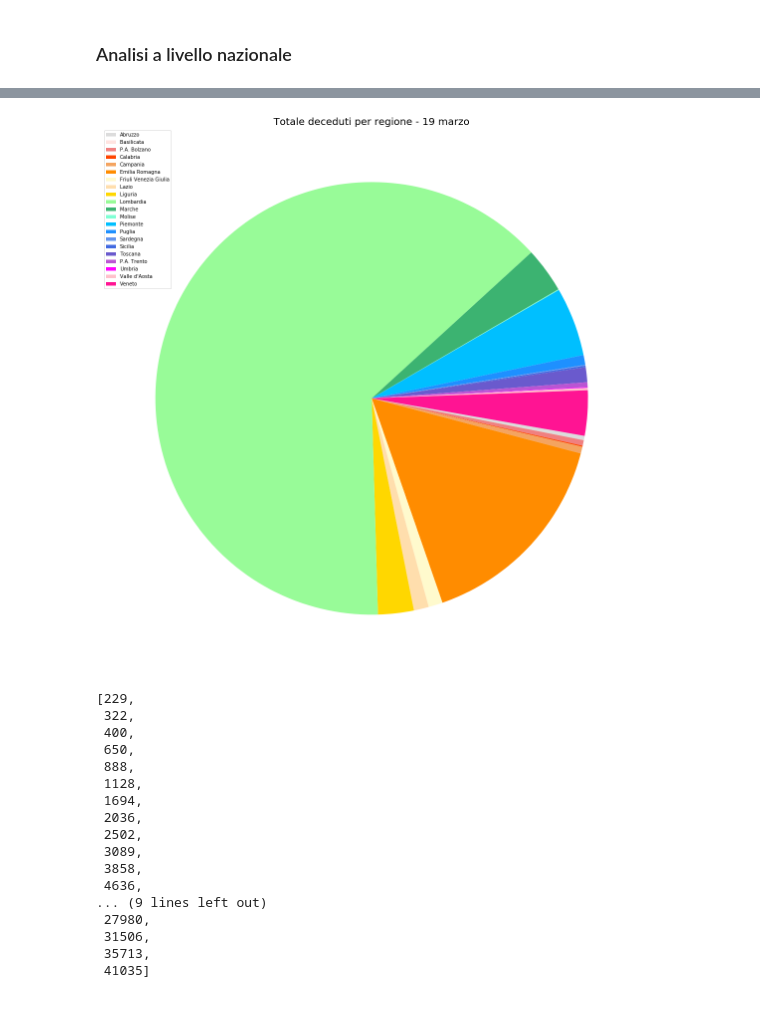
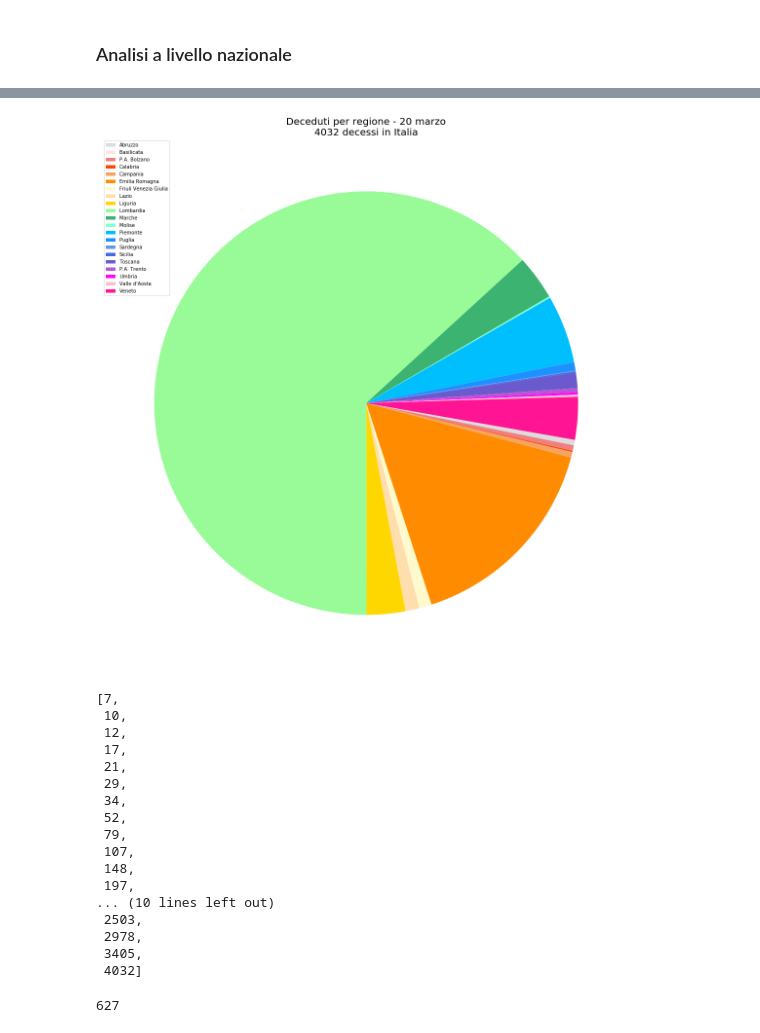
Before and after one commit to martinodn/CoViD-19, a Jupyter notebook: CoViD-19 analysis.ipynb, the cells around one changed output, grey strips where cells are left out. Cells and saved outputs as stored; diff of their text form; code cells hidden in the pictures.

```diff
--- a/CoViD-19 analysis.ipynb
+++ b/CoViD-19 analysis.ipynb
@@ -12,7 +12,7 @@ import matplotlib
 # Dictionary of situation per each day
 # import the csv and append to the dictionary
 
-current_day=19
+current_day=20
 dataframes={}
 
 # February
@@ -212,30 +212,34 @@ fig.savefig('plot.png')
 # %%
 fig=plt.figure(figsize=(30,20))
-plt.title("Totale deceduti per regione - %s marzo" % current_day, fontsize=20)
+plt.title("Deceduti per regione - {} marzo\n{} decessi in Italia".format(current_day, sum(dataframes['Mar_20'].deceduti)), fontsize=20)
 _=plt.pie(dataframes['Mar_'+str(current_day)].deceduti,
           colors = color_list, counterclock=False, startangle=-10)
 plt.legend(dataframes['Mar_'+str(current_day)].denominazione_regione, loc=2)
 plt.show()
 fig.savefig('pie2.png')
 # %% [output]
-[figure, old version]
+[figure, new version]
 # %%
-overall_trend('totale_casi')
+overall_trend('deceduti')
 # %% [output]
-[229,
- 322,
- 400,
- 650,
- 888,
- 1128,
- 1694,
- 2036,
- 2502,
- 3089,
- 3858,
- 4636,
-... (9 lines left out)
- 27980,
- 31506,
- 35713,
- 41035]
+[7,
+ 10,
+ 12,
+ 17,
+ 21,
+ 29,
+ 34,
+ 52,
+ 79,
+ 107,
+ 148,
+ 197,
+... (10 lines left out)
+ 2503,
+ 2978,
+ 3405,
+ 4032]
+# %%
+4032-3405
+# %% [output]
+627
```
Also changed, not shown: parts of 8 cells of this notebook.
